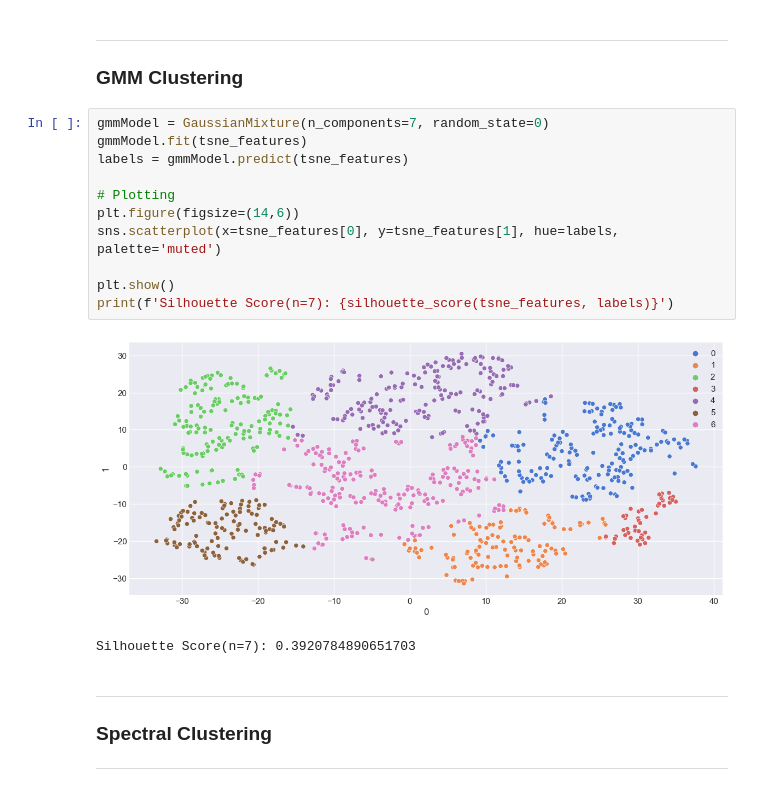
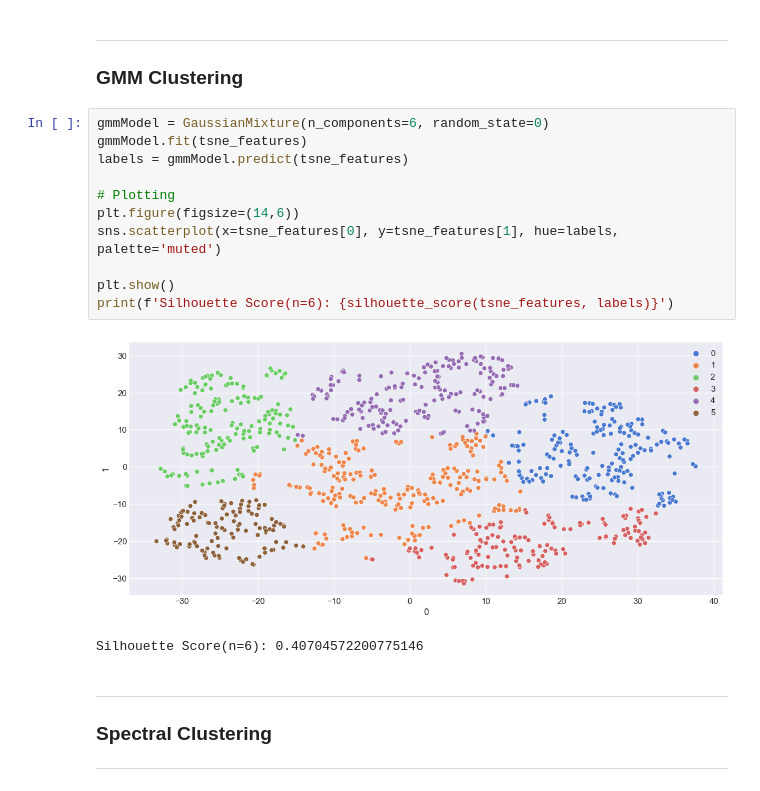
Before and after one commit to y0ngjie/AIML-ST1511-CA2, a Jupyter notebook: clustering copy.ipynb, the cells around one changed output. Cells and saved outputs as stored; diff of their text form.

```diff
--- a/clustering copy.ipynb
+++ b/clustering copy.ipynb
@@ -494,19 +494,19 @@ Silhouette Score(n=7): 0.418669193983078
 
 ### GMM Clustering
 # %%
-gmmModel = GaussianMixture(n_components=7, random_state=0)
+gmmModel = GaussianMixture(n_components=6, random_state=0)
 gmmModel.fit(tsne_features)
 labels = gmmModel.predict(tsne_features)
 
 # Plotting
 plt.figure(figsize=(14,6))
 sns.scatterplot(x=tsne_features[0], y=tsne_features[1], hue=labels, palette='muted')
 
 plt.show()
-print(f'Silhouette Score(n=7): {silhouette_score(tsne_features, labels)}')
+print(f'Silhouette Score(n=6): {silhouette_score(tsne_features, labels)}')
 # %% [output]
-[figure, old version]
+[figure, new version]
-Silhouette Score(n=7): 0.3920784890651703
+Silhouette Score(n=6): 0.40704572200775146
 # %% [markdown]
 <hr>
 
```
Also changed, not shown: parts of 10 cells of this notebook.
